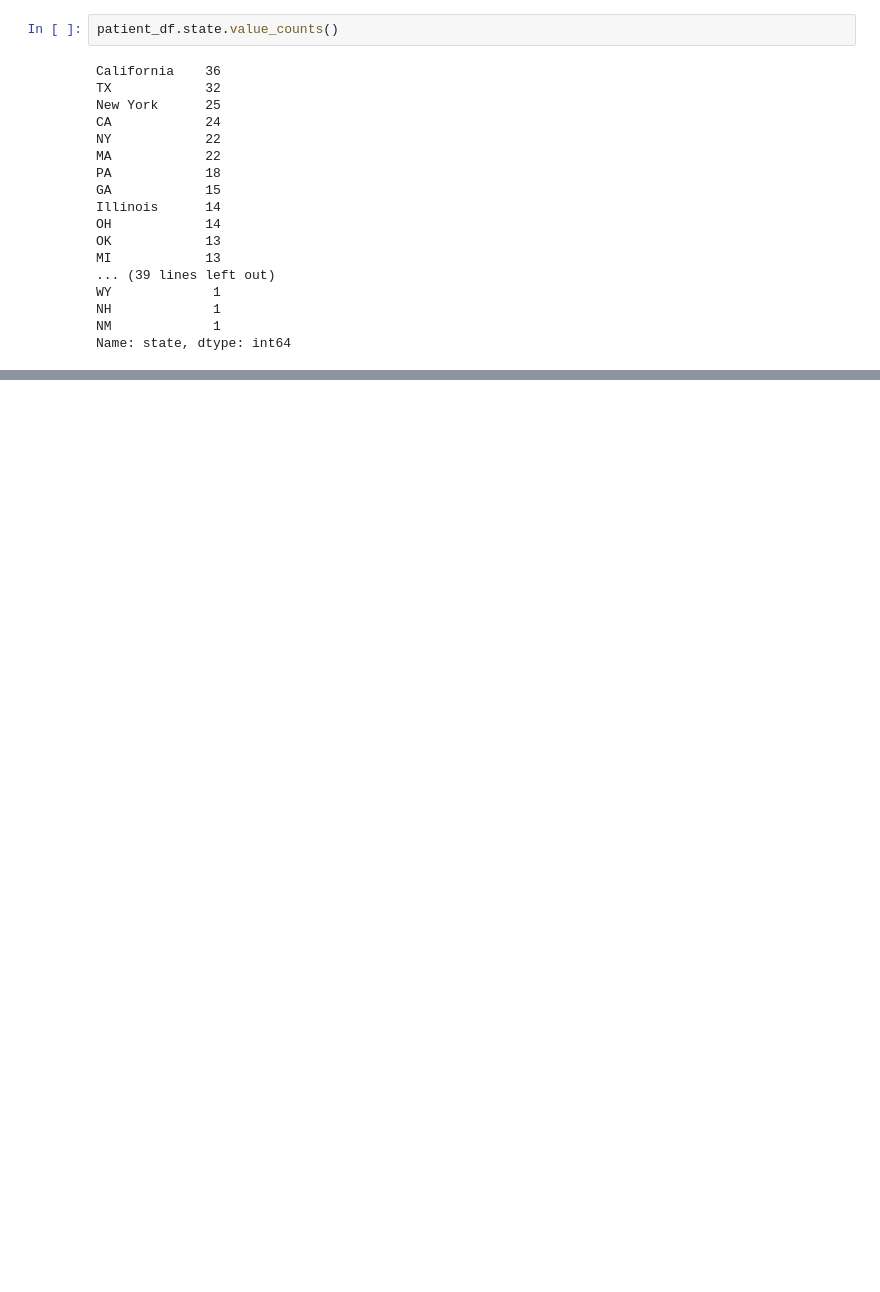
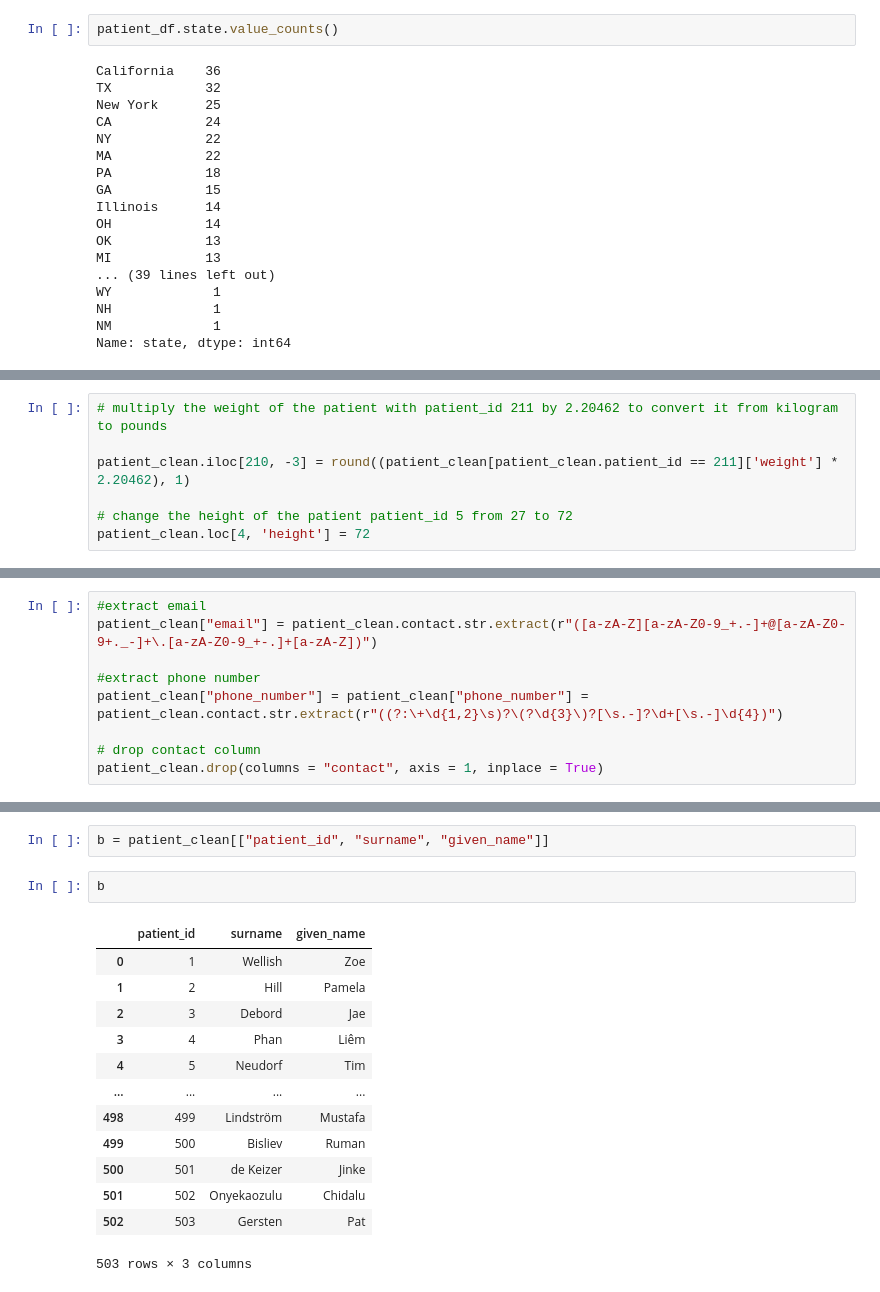
Before and after one commit to Bankrid/Auralin-Data-Analysis, a Jupyter notebook: Auralin.ipynb, the cells around one changed output, grey strips where cells are left out. Saved outputs shown, nothing was run; the diff lists cells and outputs as text; blank space fills up the shorter version.

```diff
--- a/Auralin.ipynb
+++ b/Auralin.ipynb
@@ -319,0 +397,7 @@ memory usage: 15.4+ KB
+# %%
+# multiply the weight of the patient with patient_id 211 by 2.20462 to convert it from kilogram to pounds
+
+patient_clean.iloc[210, -3] = round((patient_clean[patient_clean.patient_id == 211]['weight'] * 2.20462), 1)
+
+# change the height of the patient patient_id 5 from 27 to 72
+patient_clean.loc[4, 'height'] = 72
@@ -319,0 +414,9 @@ memory usage: 15.4+ KB
+# %%
+#extract email
+patient_clean["email"] = patient_clean.contact.str.extract(r"([a-zA-Z][a-zA-Z0-9_+.-]+@[a-zA-Z0-9+._-]+\.[a-zA-Z0-9_+-.]+[a-zA-Z])")
+
+#extract phone number
+patient_clean["phone_number"] = patient_clean["phone_number"] = patient_clean.contact.str.extract(r"((?:\+\d{1,2}\s)?\(?\d{3}\)?[\s.-]?\d+[\s.-]\d{4})")
+
+# drop contact column
+patient_clean.drop(columns = "contact", axis = 1, inplace = True)
@@ -319,0 +459,18 @@ memory usage: 15.4+ KB
+# %%
+b = patient_clean[["patient_id", "surname", "given_name"]]
+# %%
+b
+# %% [output]
+|  | patient_id | surname | given_name |
+| 0 | 1 | Wellish | Zoe |
+| 1 | 2 | Hill | Pamela |
+| 2 | 3 | Debord | Jae |
+| 3 | 4 | Phan | Liêm |
+| 4 | 5 | Neudorf | Tim |
+| ... | ... | ... | ... |
+| 498 | 499 | Lindström | Mustafa |
+| 499 | 500 | Bisliev | Ruman |
+| 500 | 501 | de Keizer | Jinke |
+| 501 | 502 | Onyekaozulu | Chidalu |
+| 502 | 503 | Gersten | Pat |
+503 rows × 3 columns
```
Also changed, not shown: parts of 43 cells of this notebook, 1 other file.
